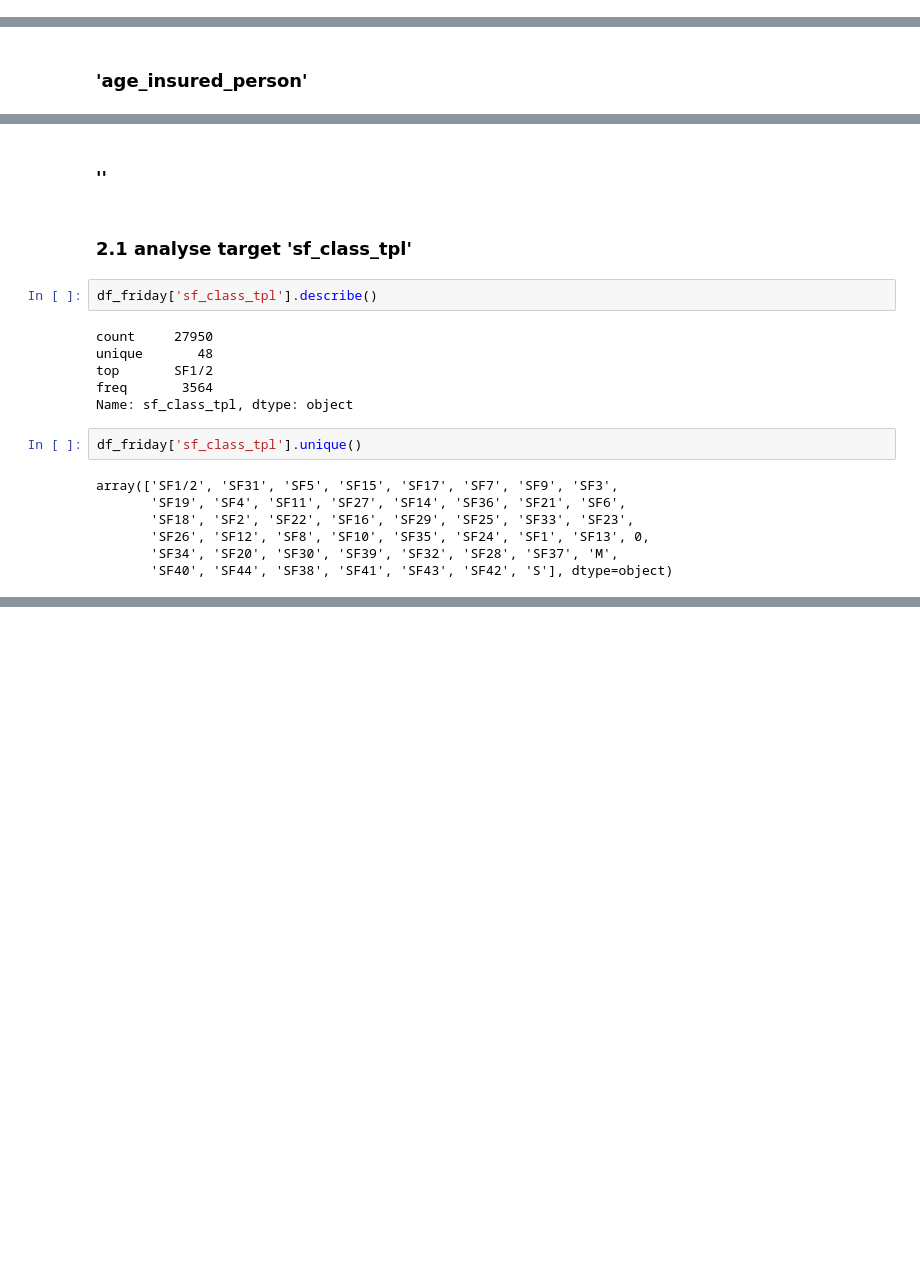
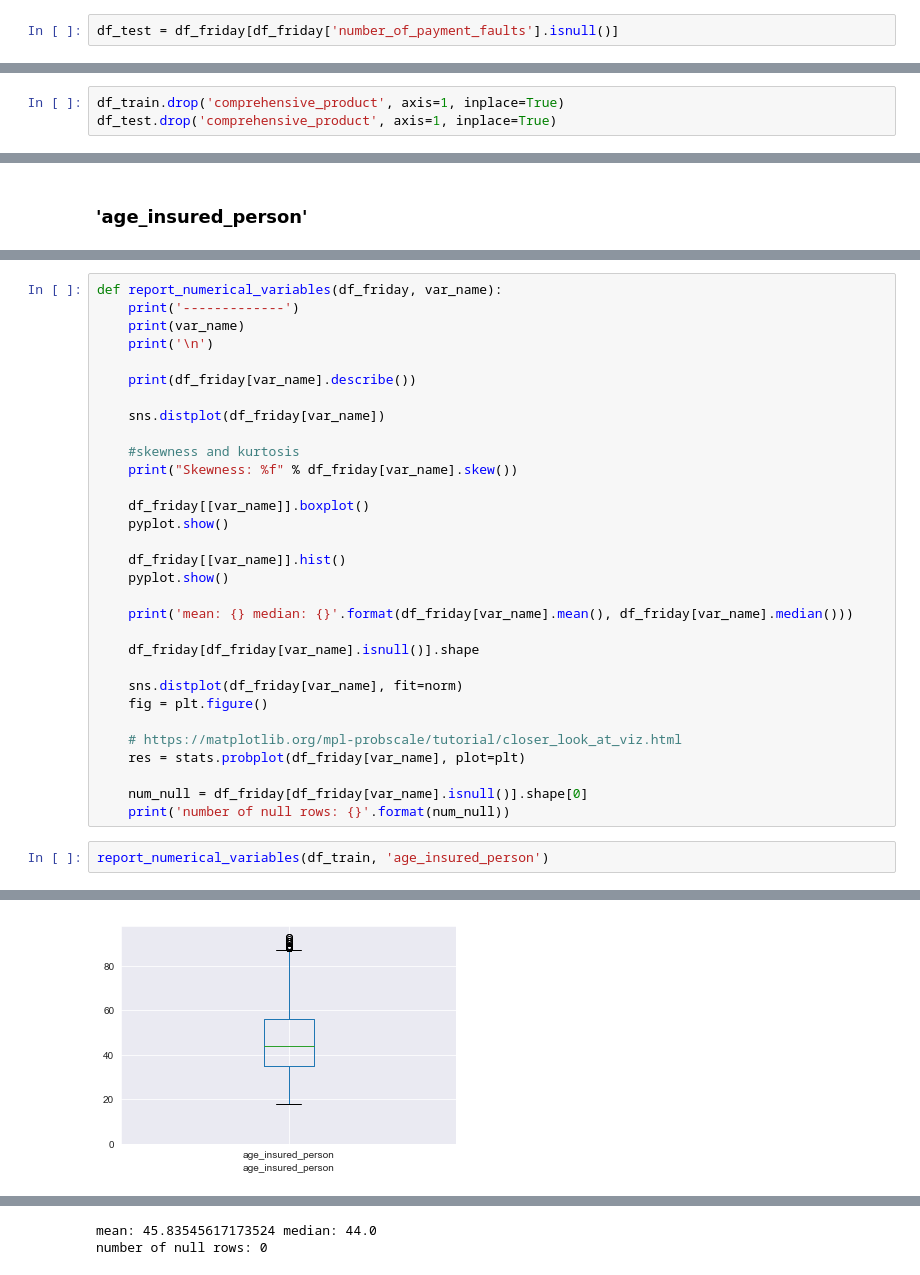
Before and after one commit to ck-unifr/friday-code-challenge, a Jupyter notebook: friday-code-challenge.ipynb, the cells around one changed output, grey strips where cells are left out. Drawn from its saved outputs; the diff is of its cells as text; blank space fills up the shorter version.

```diff
--- a/friday-code-challenge.ipynb
+++ b/friday-code-challenge.ipynb
@@ -72,0 +83,2 @@ df_friday = pd.read_excel('Your_Dataset.xlsx')
+# %%
+df_test = df_friday[df_friday['number_of_payment_faults'].isnull()]
@@ -147,0 +186,3 @@ Text(0.5, 1.0, 'Percent missing data by feature')
+# %%
+df_train.drop('comprehensive_product', axis=1, inplace=True)
+df_test.drop('comprehensive_product', axis=1, inplace=True)
@@ -327,21 +375,34 @@ df_friday[df_friday['comprehensive_product'].isnull()].shape
-# %% [markdown]
-### ''
-# %% [markdown]
-### 2.1 analyse target 'sf_class_tpl'
-# %%
-df_friday['sf_class_tpl'].describe()
-# %% [output]
-count     27950
-unique       48
-top       SF1/2
-freq       3564
-Name: sf_class_tpl, dtype: object
-# %%
-df_friday['sf_class_tpl'].unique()
-# %% [output]
-array(['SF1/2', 'SF31', 'SF5', 'SF15', 'SF17', 'SF7', 'SF9', 'SF3',
-       'SF19', 'SF4', 'SF11', 'SF27', 'SF14', 'SF36', 'SF21', 'SF6',
-       'SF18', 'SF2', 'SF22', 'SF16', 'SF29', 'SF25', 'SF33', 'SF23',
-       'SF26', 'SF12', 'SF8', 'SF10', 'SF35', 'SF24', 'SF1', 'SF13', 0,
-       'SF34', 'SF20', 'SF30', 'SF39', 'SF32', 'SF28', 'SF37', 'M',
-       'SF40', 'SF44', 'SF38', 'SF41', 'SF43', 'SF42', 'S'], dtype=object)
+# %%
+def report_numerical_variables(df_friday, var_name):
+    print('-------------')
+    print(var_name)
+    print('\n')
+
+    print(df_friday[var_name].describe())
+
+    sns.distplot(df_friday[var_name])
+
+    #skewness and kurtosis
+    print("Skewness: %f" % df_friday[var_name].skew())
+
+    df_friday[[var_name]].boxplot()
+    pyplot.show()
+
+    df_friday[[var_name]].hist()
+    pyplot.show()
+
+    print('mean: {} median: {}'.format(df_friday[var_name].mean(), df_friday[var_name].median()))
+
+    df_friday[df_friday[var_name].isnull()].shape
+
+    sns.distplot(df_friday[var_name], fit=norm)
+    fig = plt.figure()
+
+    # https://matplotlib.org/mpl-probscale/tutorial/closer_look_at_viz.html
+    res = stats.probplot(df_friday[var_name], plot=plt)
+
+    num_null = df_friday[df_friday[var_name].isnull()].shape[0]
+    print('number of null rows: {}'.format(num_null))
+# %%
+report_numerical_variables(df_train, 'age_insured_person')
+# %% [output]
@@ -347,0 +423 @@ array(['SF1/2', 'SF31', 'SF5', 'SF15', 'SF17', 'SF7', 'SF9', 'SF3',
+[figure, added]
@@ -347,0 +425,2 @@ array(['SF1/2', 'SF31', 'SF5', 'SF15', 'SF17', 'SF7', 'SF9', 'SF3',
+mean: 45.83545617173524 median: 44.0
+number of null rows: 0
```
Also changed, not shown: parts of 103 cells of this notebook.
